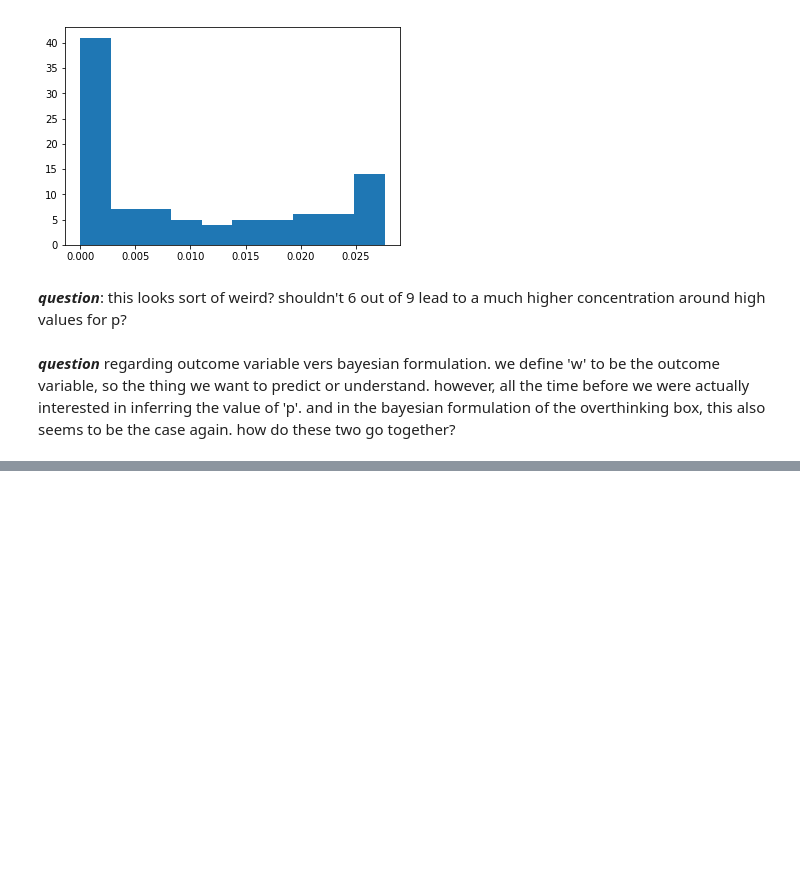
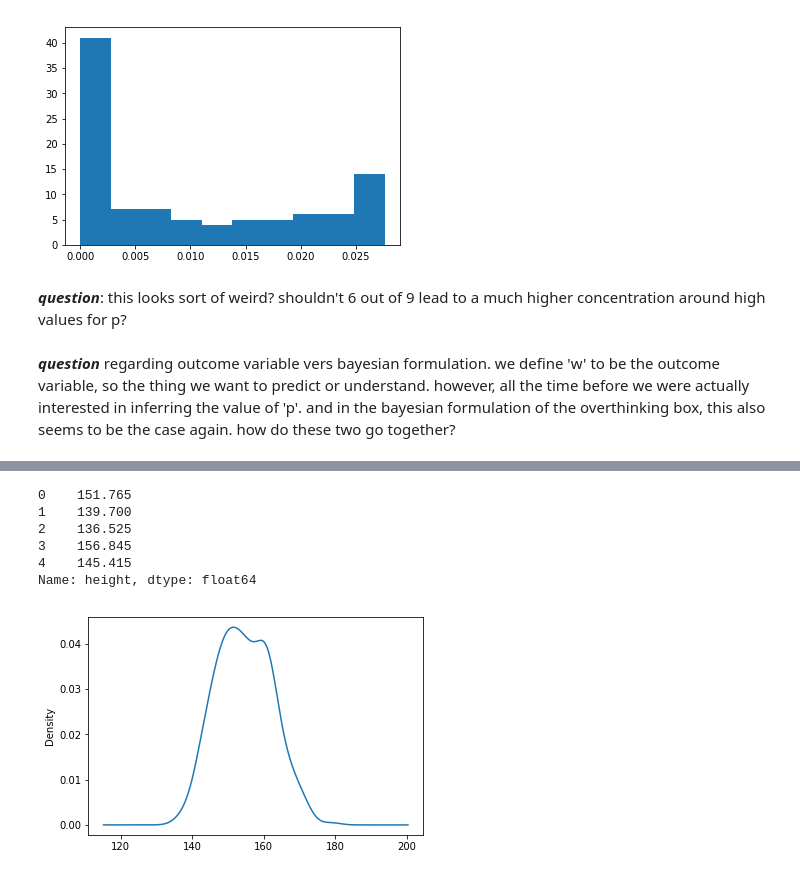
Before and after one commit to nwweber/statistical_rethinking, a Jupyter notebook: chapter_04_linear_models.ipynb, the cells around one changed output, grey strips where cells are left out. Saved outputs shown, nothing was run; the diff lists cells and outputs as text; code cells hidden in the pictures; blank space fills up the shorter version.

```diff
--- a/chapter_04_linear_models.ipynb
+++ b/chapter_04_linear_models.ipynb
@@ -115,0 +121,3 @@ plt.hist(posterior);
+# %%
+# code 4.7
+d = pd.read_csv('data/Howell1.csv', sep=';')
@@ -115,0 +134,17 @@ plt.hist(posterior);
+# %%
+# code 4.9
+d.height.head()
+# %% [output]
+0    151.765
+1    139.700
+2    136.525
+3    156.845
+4    145.415
+Name: height, dtype: float64
+# %%
+# 4.10
+d2 = d[d.age >= 18]
+# %%
+d2.height.plot(kind='density');
+# %% [output]
+[figure, added]
```
Also changed, not shown: parts of 8 cells of this notebook.
